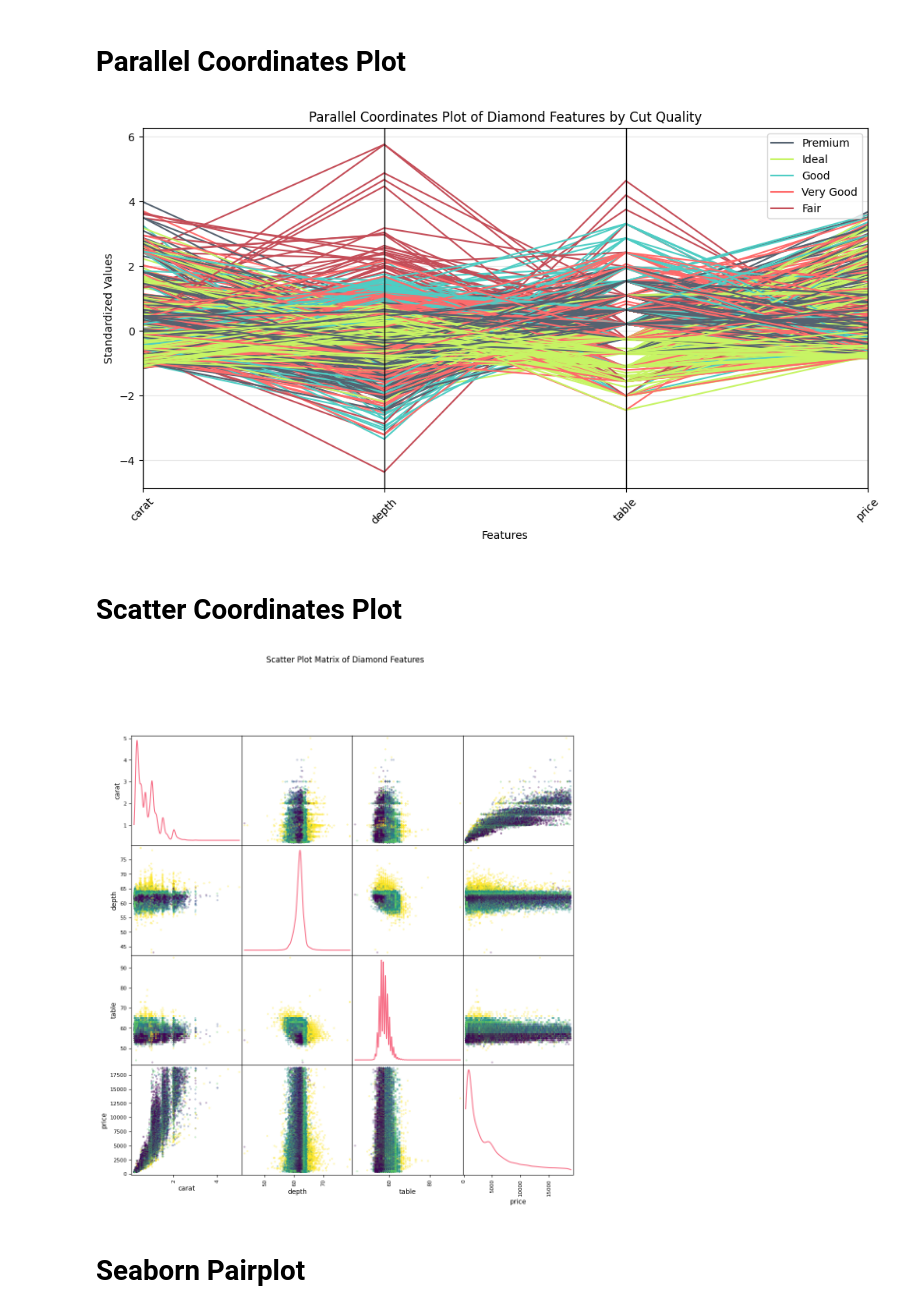
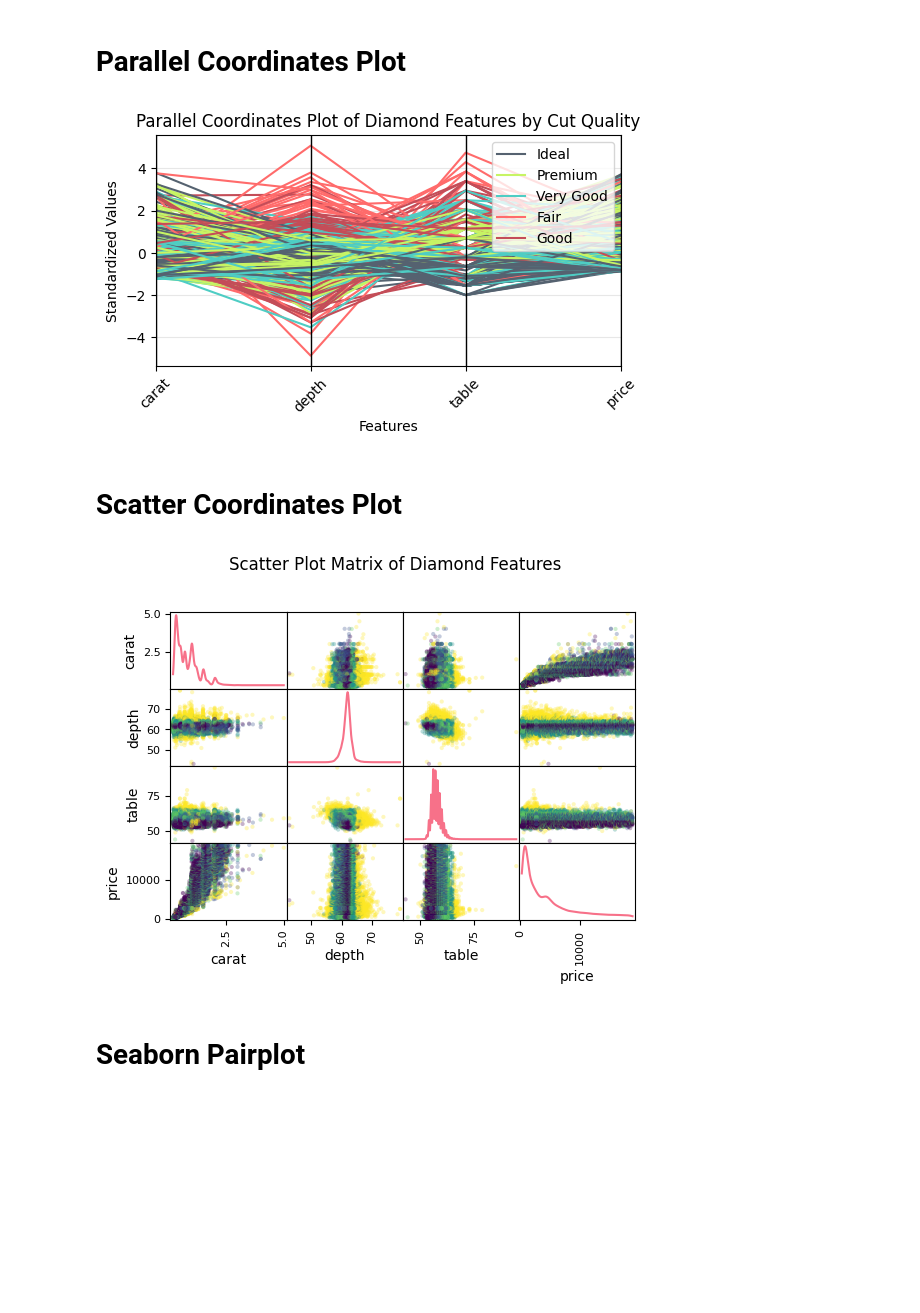
Before and after one commit to suparthghimire/data-analysis-and-visualization-bca-2025, a Jupyter notebook: ramesh/data/Lab-6.ipynb, the cells around one changed output. Drawn from its saved outputs; the diff is of its cells as text; code cells hidden in the pictures; blank space fills up the shorter version.

```diff
--- a/ramesh/data/Lab-6.ipynb
+++ b/ramesh/data/Lab-6.ipynb
@@ -38,38 +38,38 @@ Data columns (total 10 columns):
 # %%
 # Select numeric features and one categorical feature
 numeric_features = ['carat', 'depth', 'table', 'price']
 categorical_feature = 'cut'
 
 # Create a sample for clearer visualization (parallel coord plots can get crowded)
 sample_df = diamonds.sample(1000)
 
 # Standardize the numeric features for better visualization
 scaler = StandardScaler()
 sample_std = sample_df.copy()
 sample_std[numeric_features] = scaler.fit_transform(sample_std[numeric_features])
 
 # Create parallel coordinates plot
-plt.figure(figsize=(12, 6))
+plt.figure(figsize=(6, 3))
 parallel_coordinates(sample_std, 'cut', cols=numeric_features, color=('#556270', '#C7F464', '#4ECDC4', '#FF6B6B', '#C44D58'))
 plt.title('Parallel Coordinates Plot of Diamond Features by Cut Quality')
 plt.xlabel('Features')
 plt.ylabel('Standardized Values')
 plt.xticks(rotation=45)
 plt.legend(loc='upper right')
 plt.grid(alpha=0.3)
 plt.show()
 # %% [output]
-[figure, old version]
+[figure, new version]
 # %% [markdown]
 # Scatter Coordinates Plot
 # %%
 # Create scatter matrix
-scatter_matrix(diamonds[numeric_features], figsize=(12, 12), diagonal='kde',
+scatter_matrix(diamonds[numeric_features], figsize=(6, 4), diagonal='kde',
                c=pd.factorize(diamonds[categorical_feature])[0], alpha=0.3)
 plt.suptitle('Scatter Plot Matrix of Diamond Features', y=1.02)
 plt.show()
 # %% [output]
-[figure, old version]
+[figure, new version]
 # %% [markdown]
 # Seaborn Pairplot
 # %%
```
Also changed, not shown: parts of 2 cells of this notebook.
